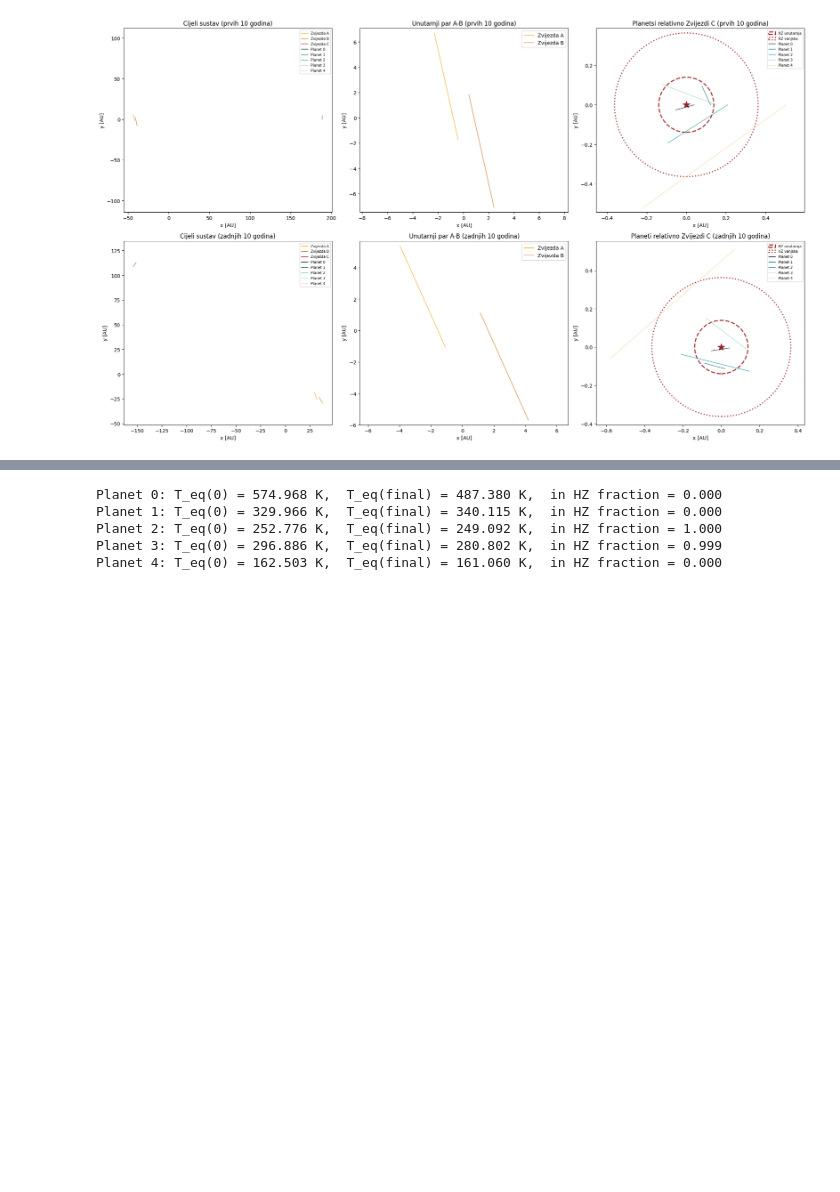
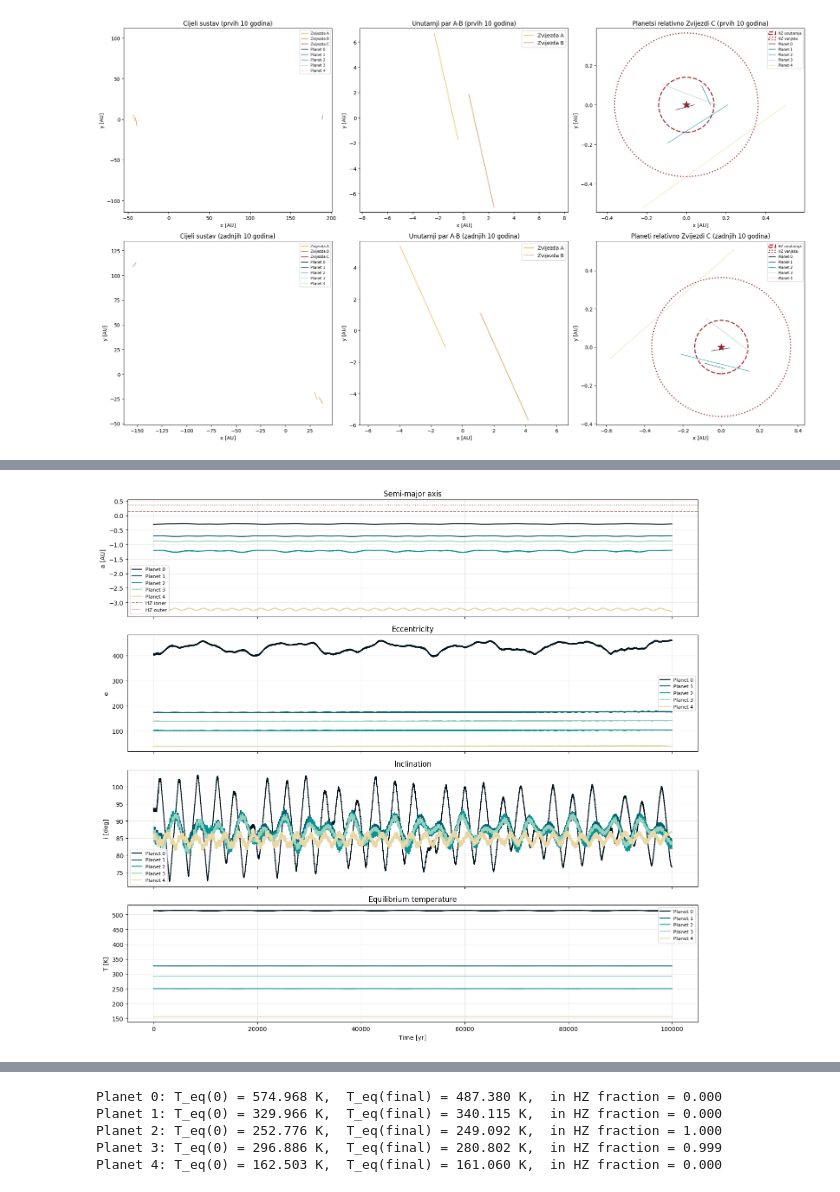
Before and after one commit to emadonev/nbody_exoplanets, a Jupyter notebook: nbs/results.ipynb, the cells around one changed output, grey strips where cells are left out. Drawn from its saved outputs; the diff is of its cells as text; code cells hidden in the pictures; blank space fills up the shorter version.

```diff
--- a/nbs/results.ipynb
+++ b/nbs/results.ipynb
@@ -233,3 +197,54 @@ in_hz = np.concatenate(in_hz_list)
+# %%
+# --- Orbital elements + temperature with running average ---
+from scipy.ndimage import uniform_filter1d
+
+window = 200  # snapshots to average (~2000 yr) — adjust as needed
+
+fig, axes = plt.subplots(4, 1, figsize=(14, 13), sharex=True)
+
+for j, i in enumerate(planet_idx):
+    color = planet_colors[j]
+
+    a_smooth = uniform_filter1d(a[:, i], size=window)
+    e_smooth = uniform_filter1d(e[:, i], size=window)
+    i_smooth = uniform_filter1d(np.degrees(inc[:, i]), size=window)
+    t_smooth = uniform_filter1d(temperature[:, i], size=window)
+
+    axes[0].plot(t, a_smooth, label=f'Planet {j}', color=color, lw=1.5)
+    axes[1].plot(t, e_smooth, label=f'Planet {j}', color=color, lw=1.5)
+    axes[2].plot(t, i_smooth, label=f'Planet {j}', color=color, lw=1.5)
+    axes[3].plot(t, t_smooth, label=f'Planet {j}', color=color, lw=1.5)
+
+if len(planet_idx) > 0:
+    axes[0].axhline(hz_inner, color='#9b2226', ls='--', lw=1.2, alpha=0.7, label='HZ inner')
+    axes[0].axhline(hz_outer, color='#9b2226', ls=':', lw=1.2, alpha=0.7, label='HZ outer')
+
+axes[0].set_ylabel('a [AU]')
+axes[0].set_title('Semi-major axis')
+axes[0].legend(fontsize=8)
+axes[0].grid(alpha=0.3)
+
+axes[1].set_ylabel('e')
+axes[1].set_title('Eccentricity')
+axes[1].legend(fontsize=8)
+axes[1].grid(alpha=0.3)
+
+axes[2].set_ylabel('i [deg]')
+axes[2].set_title('Inclination')
+axes[2].legend(fontsize=8)
+axes[2].grid(alpha=0.3)
+
+axes[3].set_ylabel('T [K]')
+axes[3].set_xlabel('Time [yr]')
+axes[3].set_title('Equilibrium temperature')
+axes[3].legend(fontsize=8)
+axes[3].grid(alpha=0.3)
+
+plt.tight_layout()
+plt.savefig('../plots/Gliese667_e0.0_i00_orbital_elements_smooth.png', dpi=300)
+plt.show()
+# %% [output]
+[figure, added]
 # %%
 planet_idx = np.where(ptype[0] == 1)[0]
 energy0 = energy[0]
```
Also changed, not shown: parts of 5 cells of this notebook, 37 other files.
